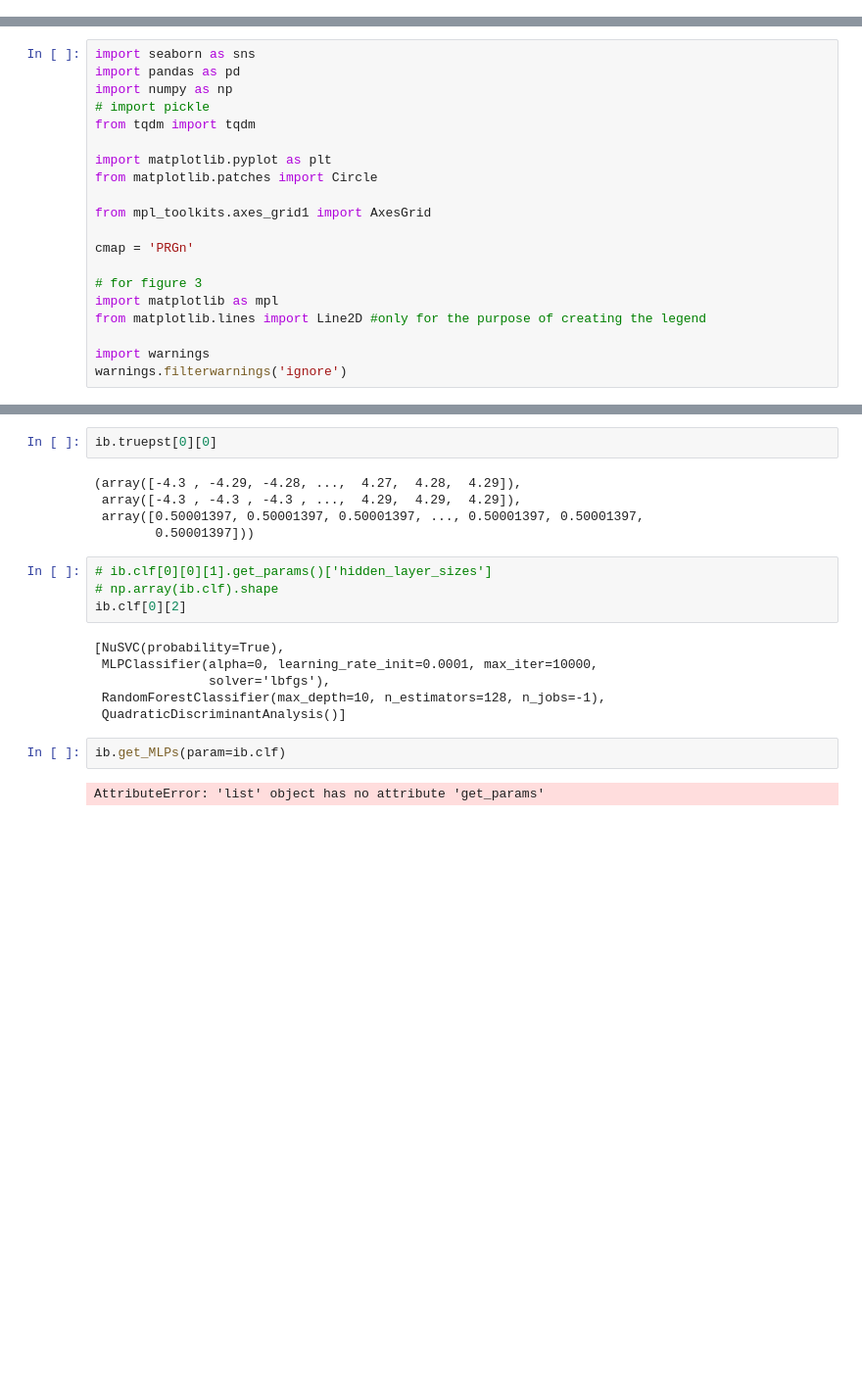
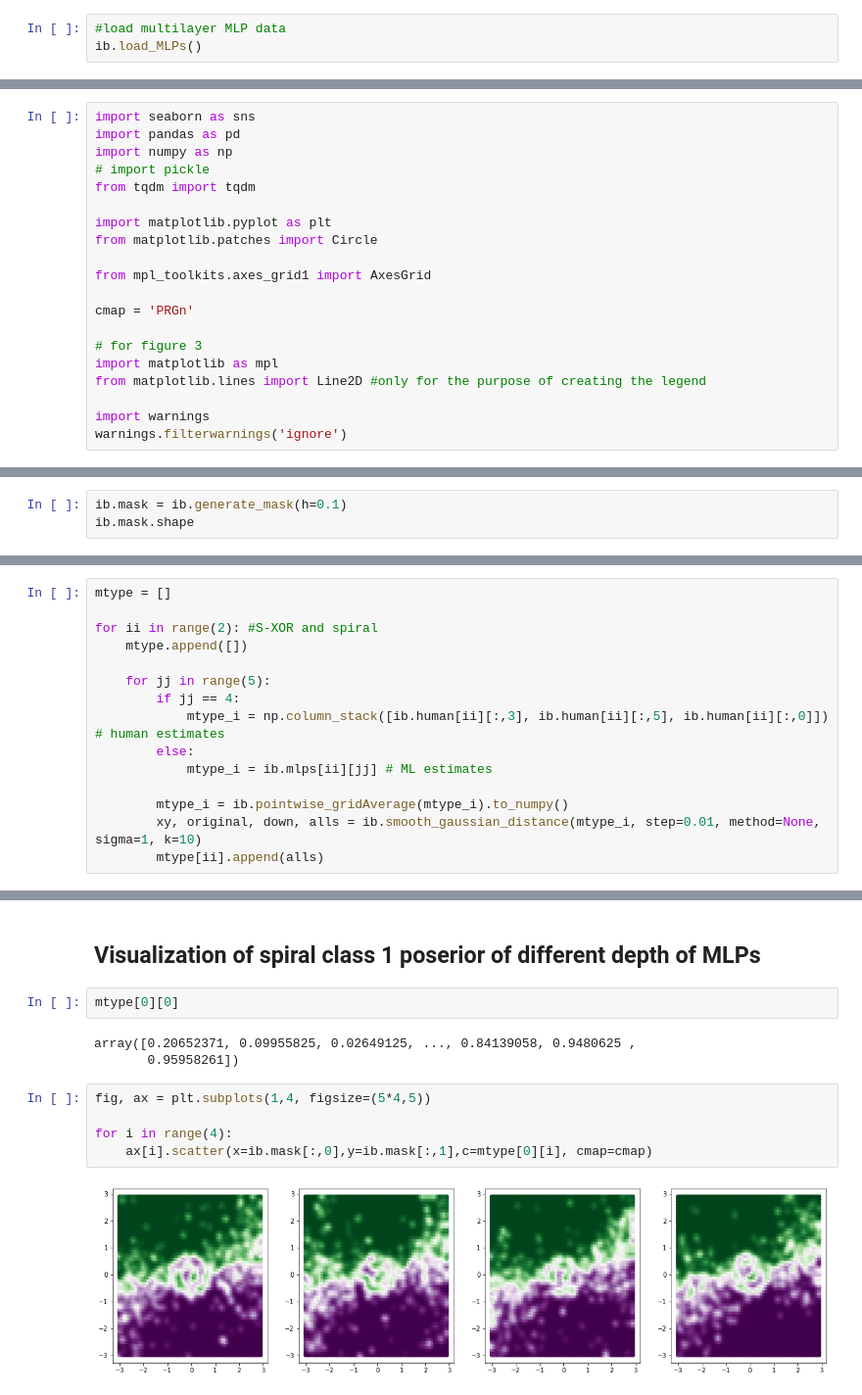
Before and after one commit to jshinm/inductive-bias-experiment, a Jupyter notebook: experiments/20210907_deeper_network.ipynb, the cells around one changed output, grey strips where cells are left out. Shown at 98% size. Saved outputs shown, nothing was run; the diff lists cells and outputs as text; blank space fills up the shorter version.

Commit message:
add training scripts and figures

```diff
--- a/experiments/20210907_deeper_network.ipynb
+++ b/experiments/20210907_deeper_network.ipynb
@@ -23,3 +23,6 @@ Size of the whole dataset: (12598, 7)
 
 Size of the S-XOR after adding hellinger: (6322, 8)
 Size of the Spiral after adding hellinger: (6276, 8)
+# %%
+#load multilayer MLP data
+ib.load_MLPs()
@@ -59,0 +61,3 @@ np.array(ib.truepst).shape
+# %%
+ib.mask = ib.generate_mask(h=0.1)
+ib.mask.shape
@@ -59,0 +94,15 @@ np.array(ib.truepst).shape
+# %%
+mtype = []
+
+for ii in range(2): #S-XOR and spiral
+    mtype.append([])
+
+    for jj in range(5):
+        if jj == 4:
+            mtype_i = np.column_stack([ib.human[ii][:,3], ib.human[ii][:,5], ib.human[ii][:,0]]) # human estimates
+        else:
+            mtype_i = ib.mlps[ii][jj] # ML estimates
+
+        mtype_i = ib.pointwise_gridAverage(mtype_i).to_numpy()
+        xy, original, down, alls = ib.smooth_gaussian_distance(mtype_i, step=0.01, method=None, sigma=1, k=10)
+        mtype[ii].append(alls)
@@ -60,21 +119,14 @@ np.array(ib.truepst).shape
+# %% [markdown]
+## Visualization of spiral class 1 poserior of different depth of MLPs
 # %%
-ib.truepst[0][0]
+mtype[0][0]
 # %% [output]
-(array([-4.3 , -4.29, -4.28, ...,  4.27,  4.28,  4.29]),
- array([-4.3 , -4.3 , -4.3 , ...,  4.29,  4.29,  4.29]),
- array([0.50001397, 0.50001397, 0.50001397, ..., 0.50001397, 0.50001397,
-        0.50001397]))
+array([0.20652371, 0.09955825, 0.02649125, ..., 0.84139058, 0.9480625 ,
+       0.95958261])
-# %%
-# ib.clf[0][0][1].get_params()['hidden_layer_sizes']
-# np.array(ib.clf).shape
-ib.clf[0][2]
-# %% [output]
-[NuSVC(probability=True),
- MLPClassifier(alpha=0, learning_rate_init=0.0001, max_iter=10000,
-               solver='lbfgs'),
- RandomForestClassifier(max_depth=10, n_estimators=128, n_jobs=-1),
- QuadraticDiscriminantAnalysis()]
-# %%
-ib.get_MLPs(param=ib.clf)
-# %% [output]
-AttributeError: 'list' object has no attribute 'get_params'
+# %%
+fig, ax = plt.subplots(1,4, figsize=(5*4,5))
+
+for i in range(4):
+    ax[i].scatter(x=ib.mask[:,0],y=ib.mask[:,1],c=mtype[0][i], cmap=cmap)
+# %% [output]
+[figure, added]
```
Also changed, not shown: parts of 22 cells of this notebook.
